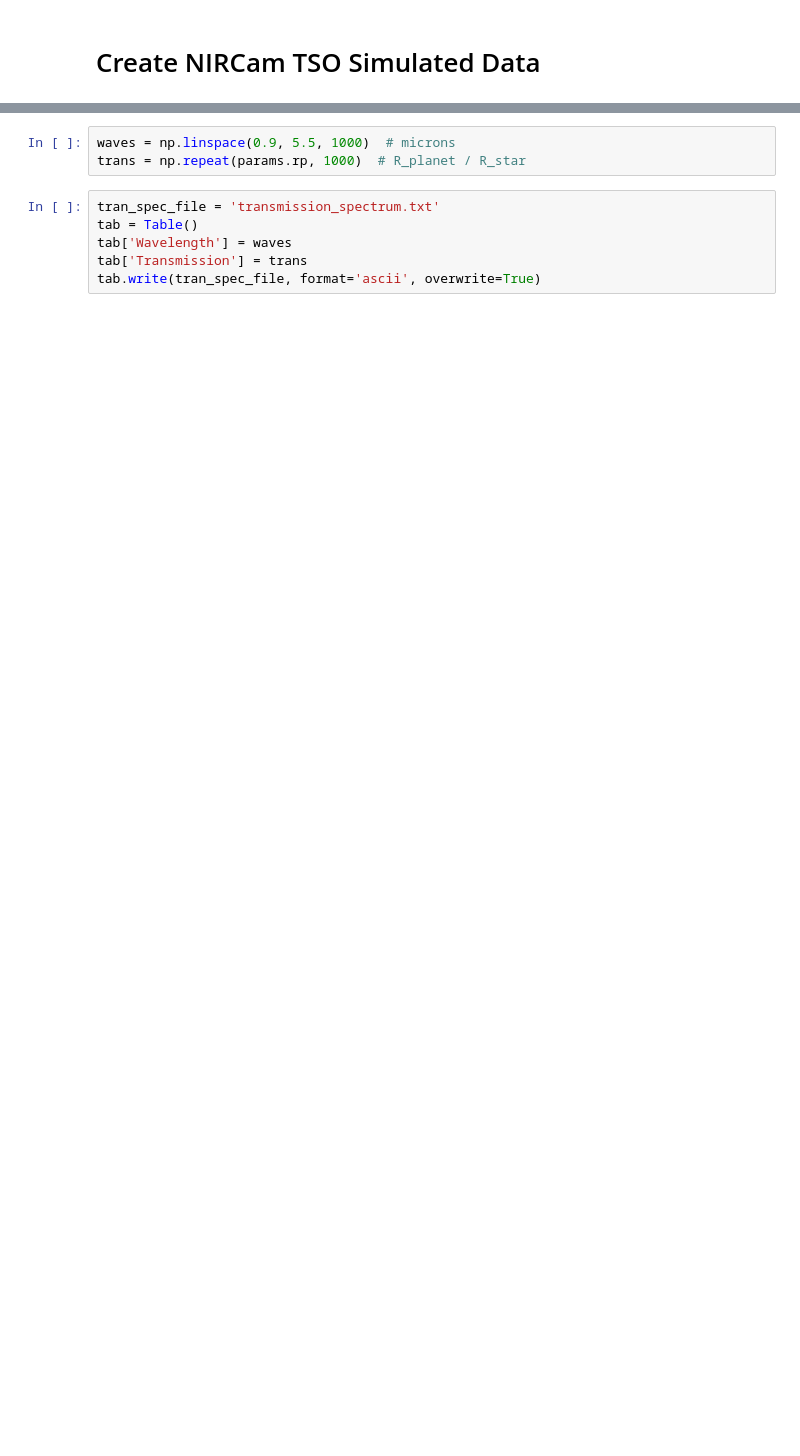
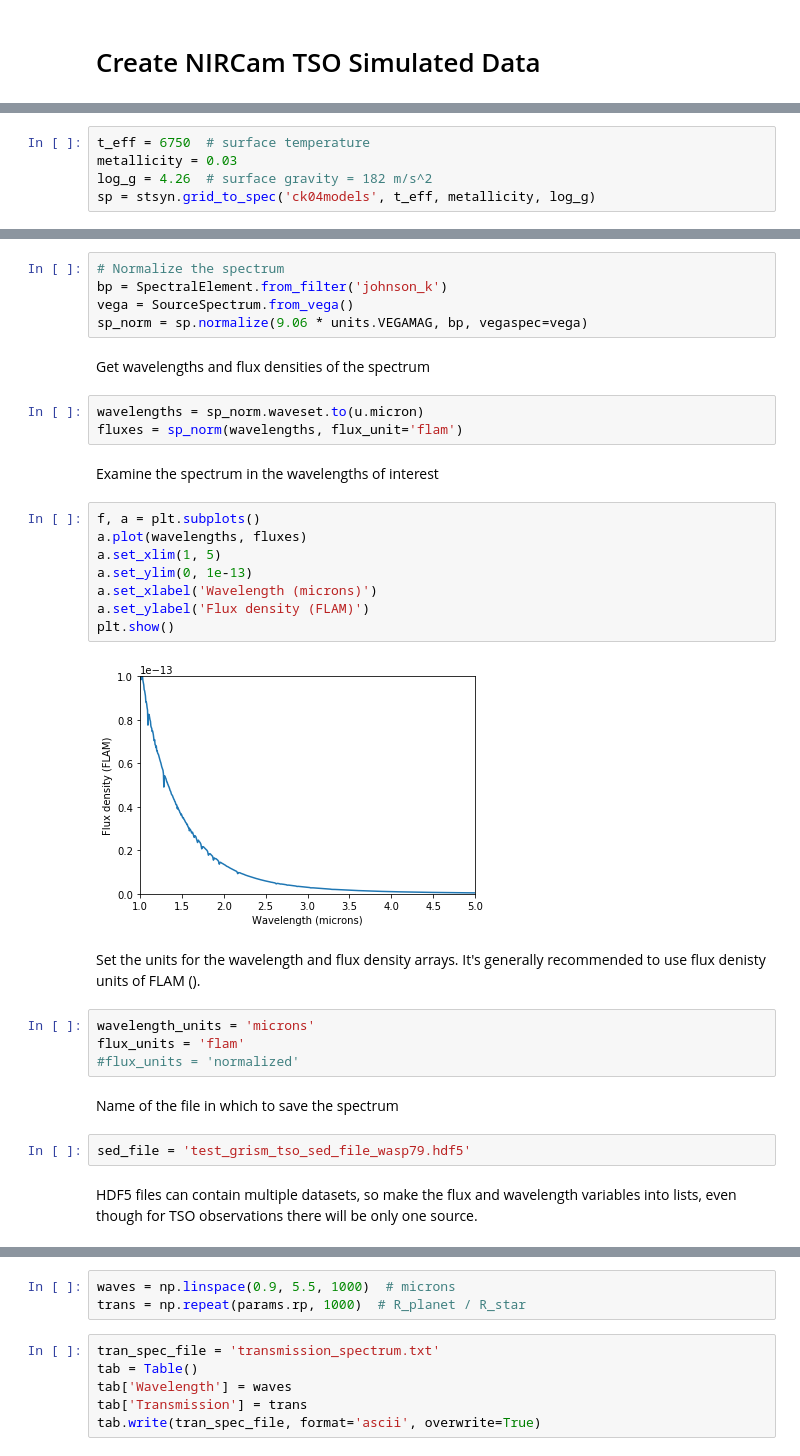
Before and after one commit to spacetelescope/mirage, a Jupyter notebook: examples/NIRCam_TSO_examples.ipynb, the cells around one changed output, grey strips where cells are left out. Saved outputs shown, nothing was run; the diff lists cells and outputs as text; blank space fills up the shorter version.

```diff
--- a/examples/NIRCam_TSO_examples.ipynb
+++ b/examples/NIRCam_TSO_examples.ipynb
@@ -123,0 +84,5 @@ times = np.linspace(0, 151, 1000)  # times at which to calculate light curve
+# %%
+t_eff = 6750  # surface temperature
+metallicity = 0.03
+log_g = 4.26  # surface gravity = 182 m/s^2
+sp = stsyn.grid_to_spec('ck04models', t_eff, metallicity, log_g)
@@ -123,0 +91,34 @@ times = np.linspace(0, 151, 1000)  # times at which to calculate light curve
+# %%
+# Normalize the spectrum
+bp = SpectralElement.from_filter('johnson_k')
+vega = SourceSpectrum.from_vega()
+sp_norm = sp.normalize(9.06 * units.VEGAMAG, bp, vegaspec=vega)
+# %% [markdown]
+Get wavelengths and flux densities of the spectrum
+# %%
+wavelengths = sp_norm.waveset.to(u.micron)
+fluxes = sp_norm(wavelengths, flux_unit='flam')
+# %% [markdown]
+Examine the spectrum in the wavelengths of interest
+# %%
+f, a = plt.subplots()
+a.plot(wavelengths, fluxes)
+a.set_xlim(1, 5)
+a.set_ylim(0, 1e-13)
+a.set_xlabel('Wavelength (microns)')
+a.set_ylabel('Flux density (FLAM)')
+plt.show()
+# %% [output]
+[figure, added]
+# %% [markdown]
+Set the units for the wavelength and flux density arrays. It's generally recommended to use flux denisty units of FLAM ().
+# %%
+wavelength_units = 'microns'
+flux_units = 'flam'
+#flux_units = 'normalized'
+# %% [markdown]
+Name of the file in which to save the spectrum
+# %%
+sed_file = 'test_grism_tso_sed_file_wasp79.hdf5'
+# %% [markdown]
+HDF5 files can contain multiple datasets, so make the flux and wavelength variables into lists, even though for TSO observations there will be only one source.
```
Also changed, not shown: parts of 162 cells of this notebook, 9 other files.
